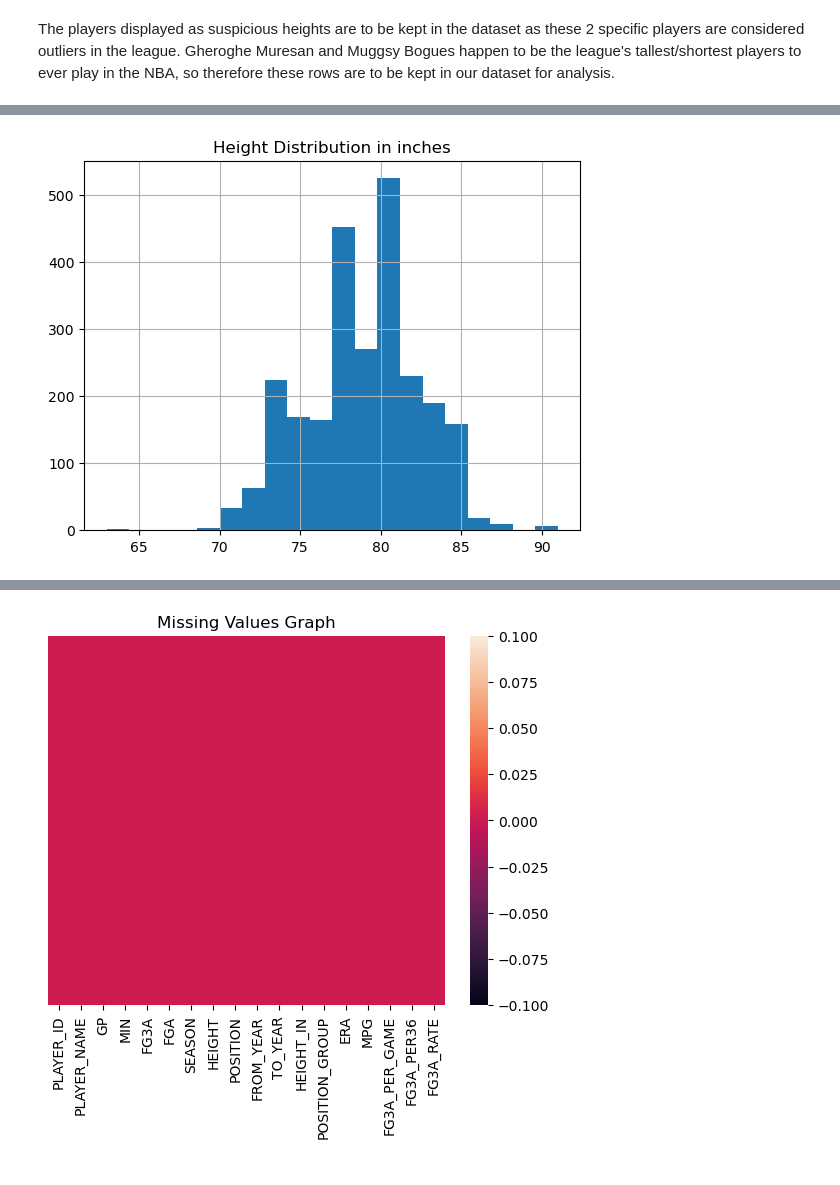
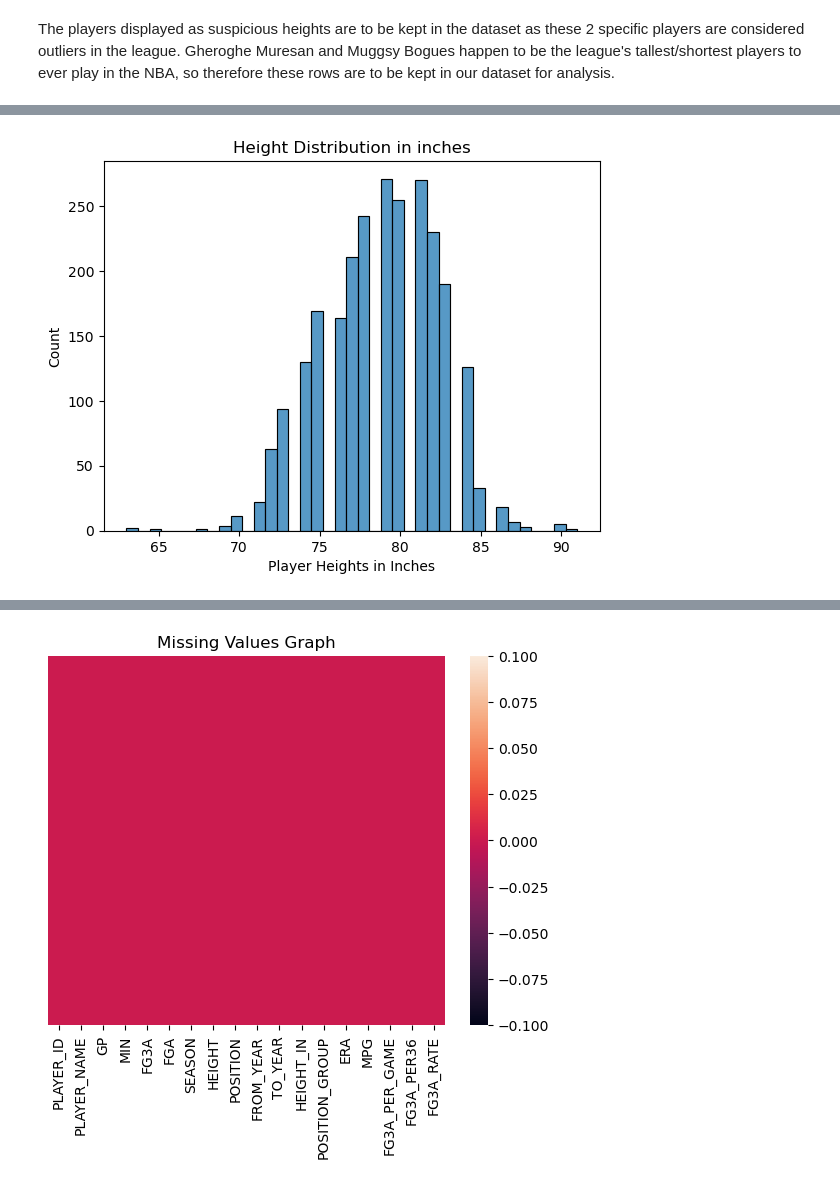
Before and after one commit to COGS108/Group058_WI26, a Jupyter notebook: 02-EDACheckpoint.ipynb, the cells around one changed output, grey strips where cells are left out. Drawn from its saved outputs; the diff is of its cells as text; code cells hidden in the pictures.

```diff
--- a/02-EDACheckpoint.ipynb
+++ b/02-EDACheckpoint.ipynb
@@ -358,9 +374,11 @@ The players displayed as suspicious heights are to be kept in the dataset as the
 # %%
 # Distribution of Height Variable
-graph = df['HEIGHT_IN'].hist(bins=20)
-graph.set_title('Height Distribution in inches')
+sns.histplot(wrangled_df['HEIGHT_IN'])
+plt.title('Height Distribution in inches')
+plt.xlabel('Player Heights in Inches')
+plt.ylabel('Count')
 plt.show()
 # %% [output]
-[figure, old version]
+[figure, new version]
 # %%
 # Distribution of 3PA Per Game Variable
```
Also changed, not shown: parts of 6 cells of this notebook.
